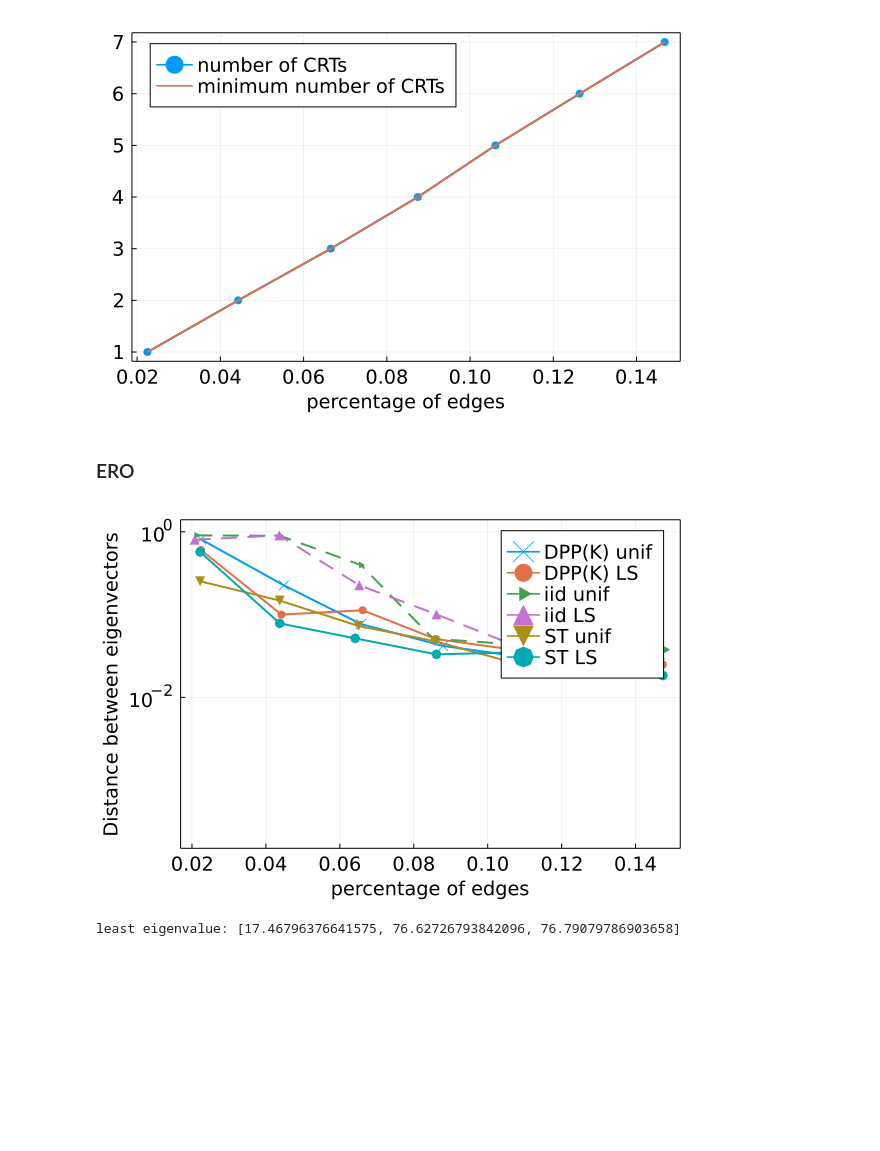
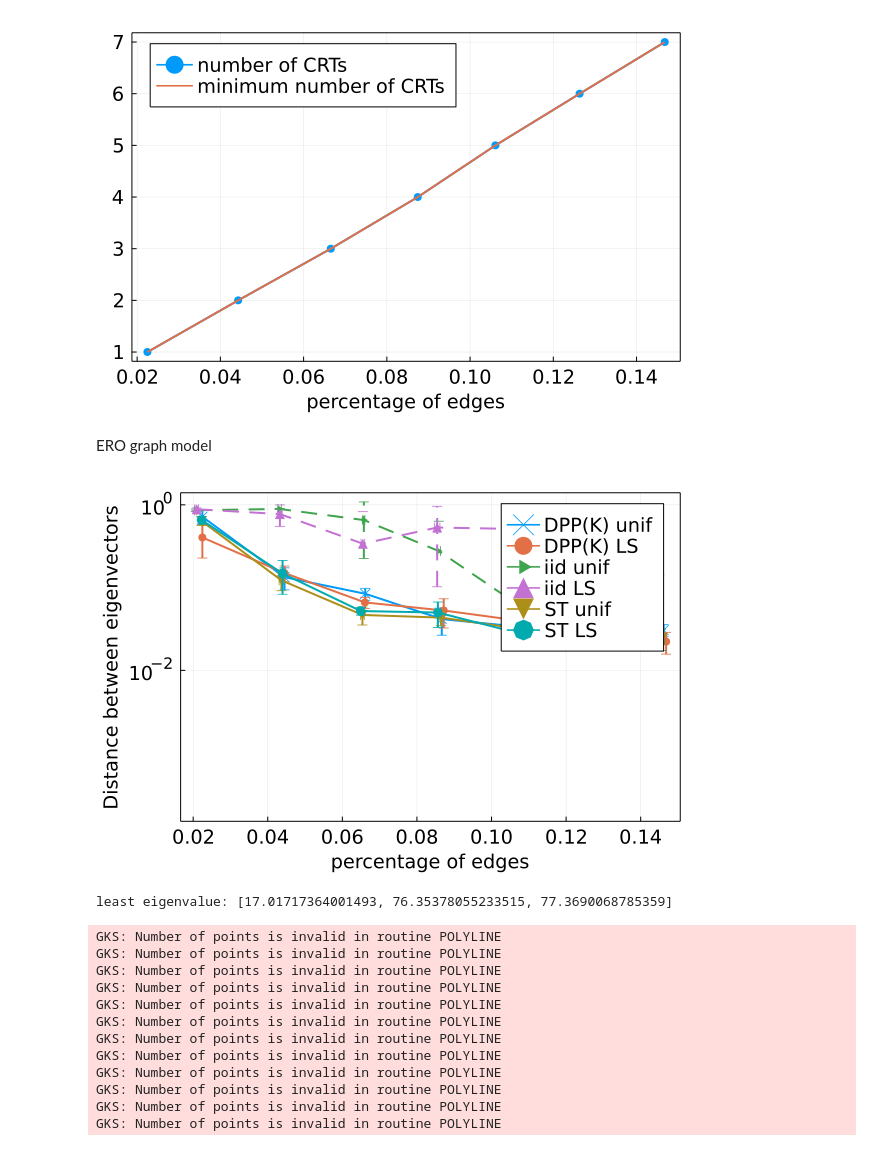
Before and after one commit to For-a-few-DPPs-more/MagneticLaplacianSparsifier.jl, a Jupyter notebook: notebooks/syncrank.ipynb, the cells around one changed output. Drawn from its saved outputs; the diff is of its cells as text; code cells hidden in the pictures; blank space fills up the shorter version.

```diff
--- a/notebooks/syncrank.ipynb
+++ b/notebooks/syncrank.ipynb
@@ -86,7 +126,7 @@ savefig("figures/"*name*".pdf")
 # %% [output]
 [figure]
 # %% [markdown]
-### ERO
+ ERO graph model
 # %%
 type = "ERO"
 
@@ -109,36 +149,48 @@ end
 
 # simulation parameters
 n_batch = 7 # maximum number of batches considered
-n_rep = 1 # number of runs
+n_rep = 3 # number of runs
 
 # regularization parameter
 q = 0
 
 # storing settings
 D_params = Dict("n" => n,"p" => p,"eta" => eta,"q" => q,"n_batch" => n_batch,"n_rep" => n_rep)
 
 # print least eigenvalues
 B = magnetic_incidence(meta_g)
 l = eigvals(B' * B)
 println("least eigenvalue: ", l[1:3])
 
 D_results = benchmark_syncrank(meta_g,planted_score, n_batch, n_rep, rng)
 
 # plotting distance between eigenvectors
 metric= "err"
 y_limits = (1.5*1e-4, 1.4)
 legendposition=:topright
 plot_comparison_sync(metric,D_results,y_limits;legendposition)
 name = "syncrank_"*metric*"_"*type*"n"*string(n)*"p"*string(p)*"eta"*string(eta)*"q"*string(q)
 
 # saving plot
 savefig("figures/"*name*".pdf")
 
 # saving results
 save("figures/"*name*"_data.jld", "D_results", D_results,"D_params", D_params)
 # %% [output]
-[figure, old version]
+[figure, new version]
-least eigenvalue: [17.46796376641575, 76.62726793842096, 76.79079786903658]
+least eigenvalue: [17.01717364001493, 76.35378055233515, 77.3690068785359]
+GKS: Number of points is invalid in routine POLYLINE
+GKS: Number of points is invalid in routine POLYLINE
+GKS: Number of points is invalid in routine POLYLINE
+GKS: Number of points is invalid in routine POLYLINE
+GKS: Number of points is invalid in routine POLYLINE
+GKS: Number of points is invalid in routine POLYLINE
+GKS: Number of points is invalid in routine POLYLINE
+GKS: Number of points is invalid in routine POLYLINE
+GKS: Number of points is invalid in routine POLYLINE
+GKS: Number of points is invalid in routine POLYLINE
+GKS: Number of points is invalid in routine POLYLINE
+GKS: Number of points is invalid in routine POLYLINE
 # %%
 # plotting Kendall's tau distance between rankings
 
```
Also changed, not shown: parts of 9 cells of this notebook, 2 other files.
